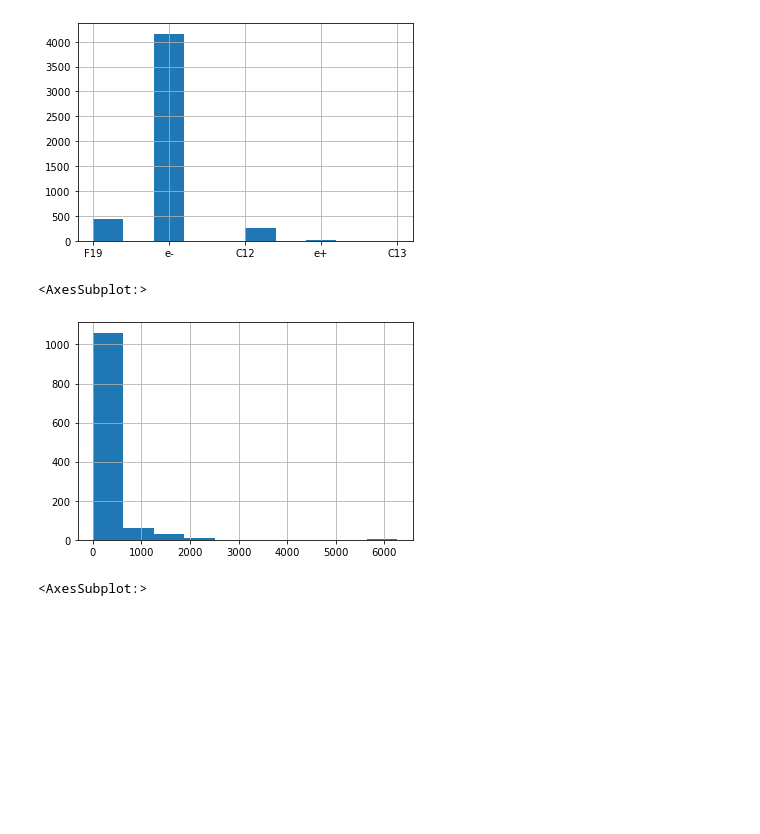
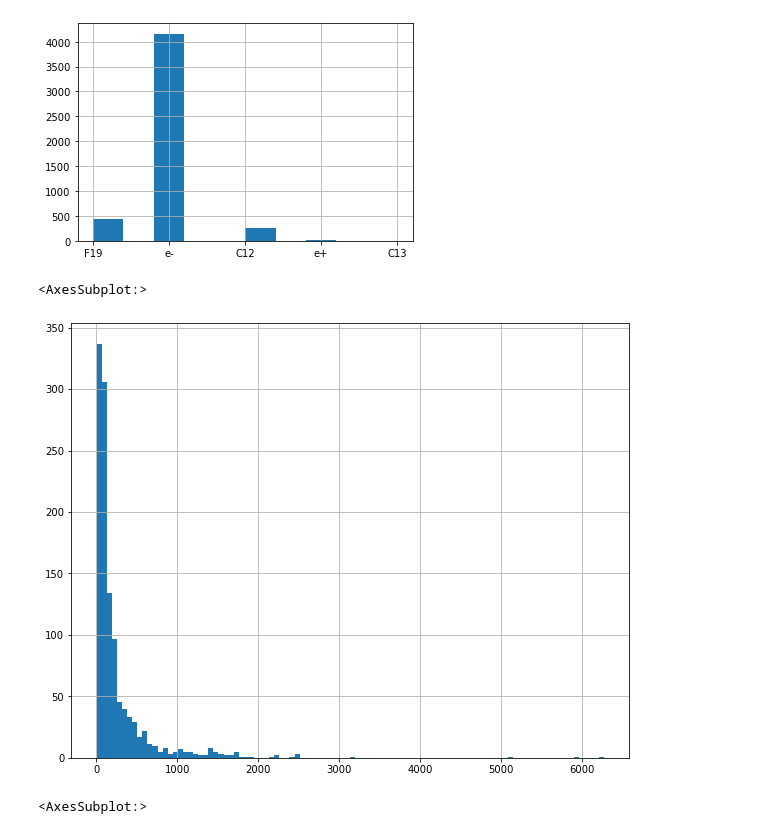
Before and after one commit to ArktisDev/Migdal, a Jupyter notebook: analysis/graphing/Migdal Analysis.ipynb, the cells around one changed output. Cells and saved outputs as stored; diff of their text form; code cells hidden in the pictures; blank space fills up the shorter version.

```diff
--- a/analysis/graphing/Migdal Analysis.ipynb
+++ b/analysis/graphing/Migdal Analysis.ipynb
@@ -5,9 +5,10 @@ import pandas as pd
 import matplotlib.pyplot as plt
 import matplotlib
 # %%
-file = uproot.open("../../geant/data/bigdatasample/output_75_discrim.root")
-data = file['Recoils'].arrays(library='pd')
-data2 = file['Edep'].arrays(library='pd')
+file = uproot.open("../../geant/data/bigdatasample/output_75_discrim_re_coincidences.root")
+# data = file['Recoils'].arrays(library='pd')
+# data2 = file['Edep'].arrays(library='pd')
+data = file['Pairwise Distances'].arrays(library='pd')
 # %%
 data
 # %% [output]
@@ -35,10 +44,10 @@ data['Particle Name'].hist()
 <AxesSubplot:>
 [figure]
 # %%
-data2[data2['Particle Name']=='e-']['Energy (keV)'].hist(figsize=())
+data2[data2['Particle Name']=='e-']['Energy (keV)'].hist(figsize=(10,8), bins=100)
 # %% [output]
 <AxesSubplot:>
-[figure, old version]
+[figure, new version]
 # %%
 data2[data2['Particle Name']=='e-']['Edep (keV)'].hist()
 # %% [output]
```
Also changed, not shown: parts of 2 cells of this notebook, 2 other files.
